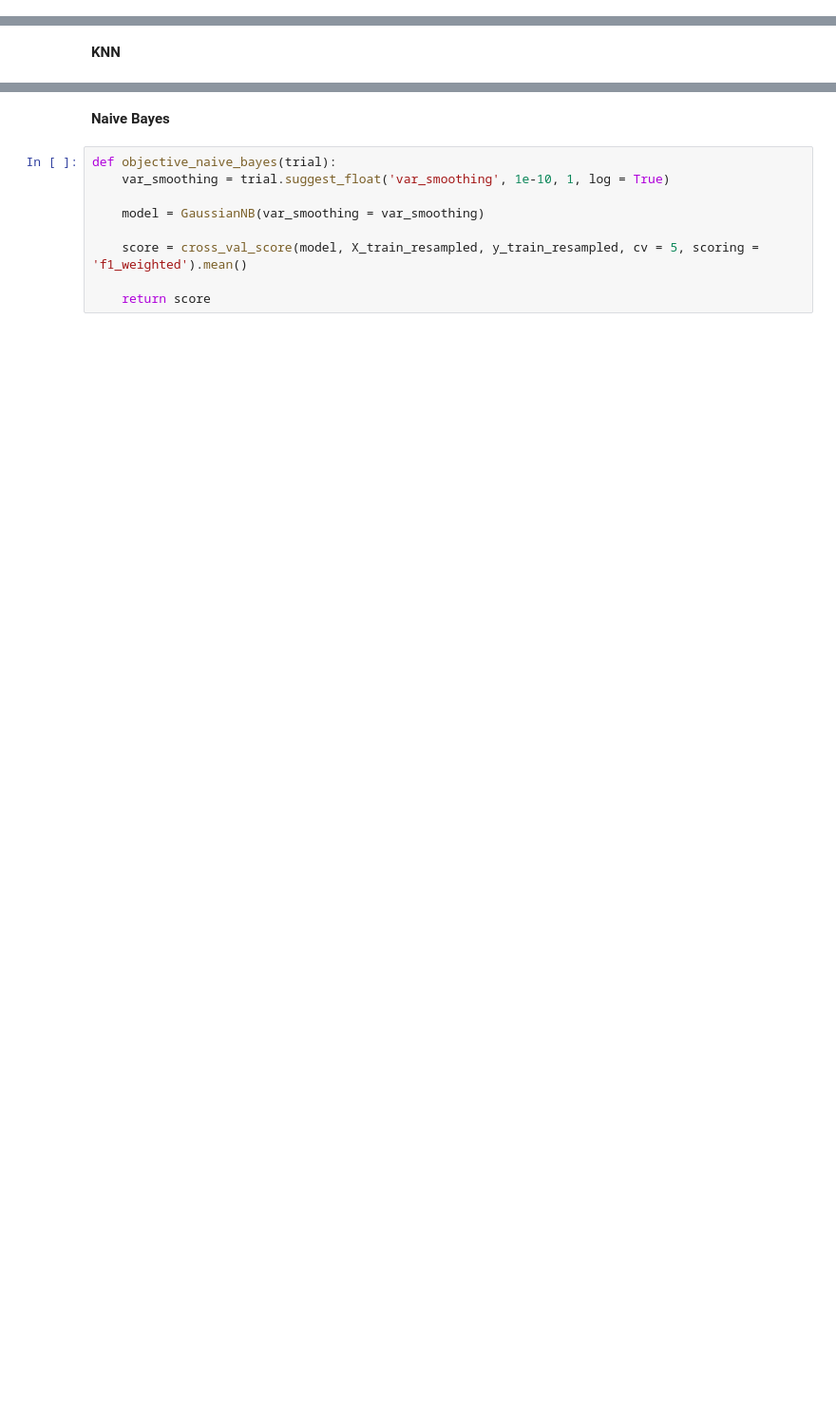
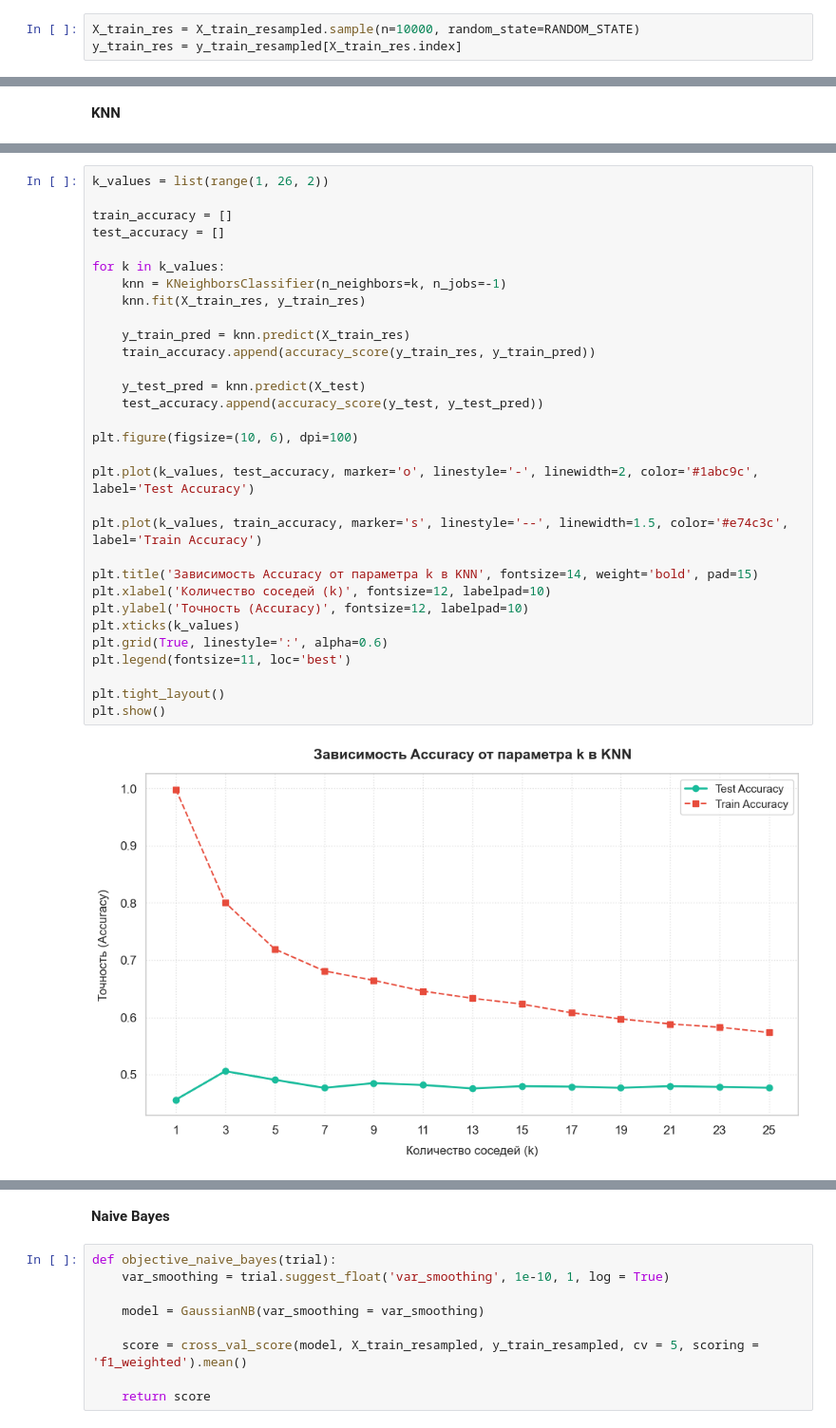
Before and after one commit to Chaizee/OMSTU_ML_LABS, a Jupyter notebook: lab3/lab3_class.ipynb, the cells around one changed output, grey strips where cells are left out. Shown at 95% size. Drawn from its saved outputs; the diff is of its cells as text; blank space fills up the shorter version.

```diff
--- a/lab3/lab3_class.ipynb
+++ b/lab3/lab3_class.ipynb
@@ -47,3 +121,6 @@ X_train_resampled, y_train_resampled = sm.fit_resample(X_train, y_train)
+# %%
+X_train_res = X_train_resampled.sample(n=10000, random_state=RANDOM_STATE)
+y_train_res = y_train_resampled[X_train_res.index]
 # %% [markdown]
 **Логистическая регрессия**
 # %%
@@ -146,0 +327,33 @@ print(f1_score(best_pred_KNN, y_test, average = "weighted"))
+# %%
+k_values = list(range(1, 26, 2))
+
+train_accuracy = []
+test_accuracy = []
+
+for k in k_values:
+    knn = KNeighborsClassifier(n_neighbors=k, n_jobs=-1)
+    knn.fit(X_train_res, y_train_res)
+
+    y_train_pred = knn.predict(X_train_res)
+    train_accuracy.append(accuracy_score(y_train_res, y_train_pred))
+
+    y_test_pred = knn.predict(X_test)
+    test_accuracy.append(accuracy_score(y_test, y_test_pred))
+
+plt.figure(figsize=(10, 6), dpi=100)
+
+plt.plot(k_values, test_accuracy, marker='o', linestyle='-', linewidth=2, color='#1abc9c', label='Test Accuracy')
+
+plt.plot(k_values, train_accuracy, marker='s', linestyle='--', linewidth=1.5, color='#e74c3c', label='Train Accuracy')
+
+plt.title('Зависимость Accuracy от параметра k в KNN', fontsize=14, weight='bold', pad=15)
+plt.xlabel('Количество соседей (k)', fontsize=12, labelpad=10)
+plt.ylabel('Точность (Accuracy)', fontsize=12, labelpad=10)
+plt.xticks(k_values)
+plt.grid(True, linestyle=':', alpha=0.6)
+plt.legend(fontsize=11, loc='best')
+
+plt.tight_layout()
+plt.show()
+# %% [output]
+[figure, added]
```
Also changed, not shown: parts of 30 cells of this notebook.
